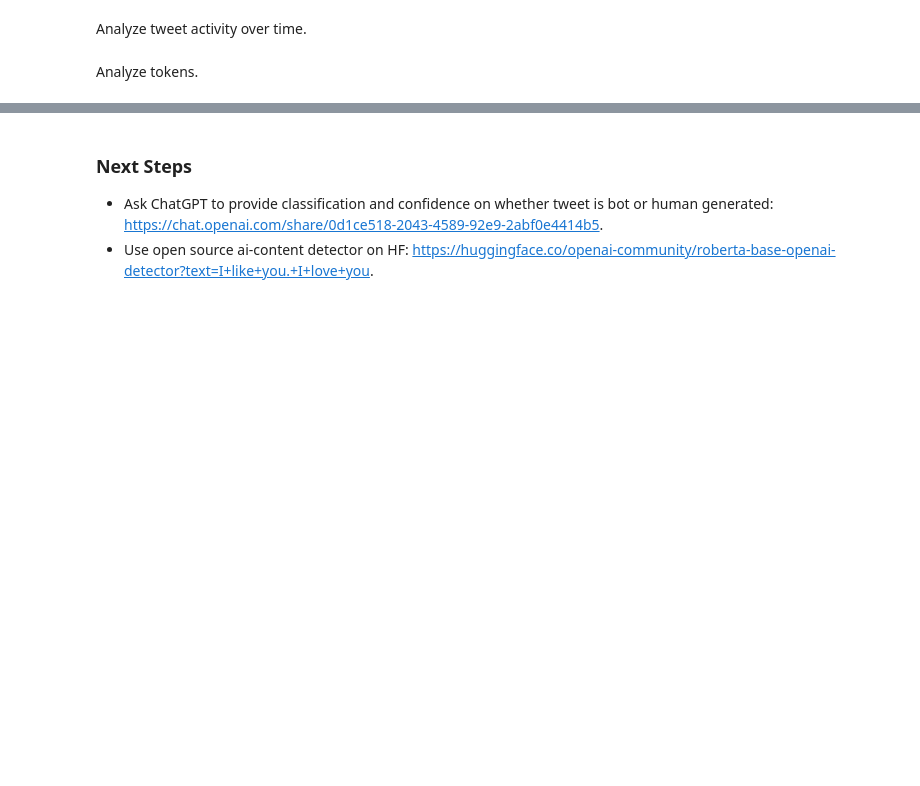
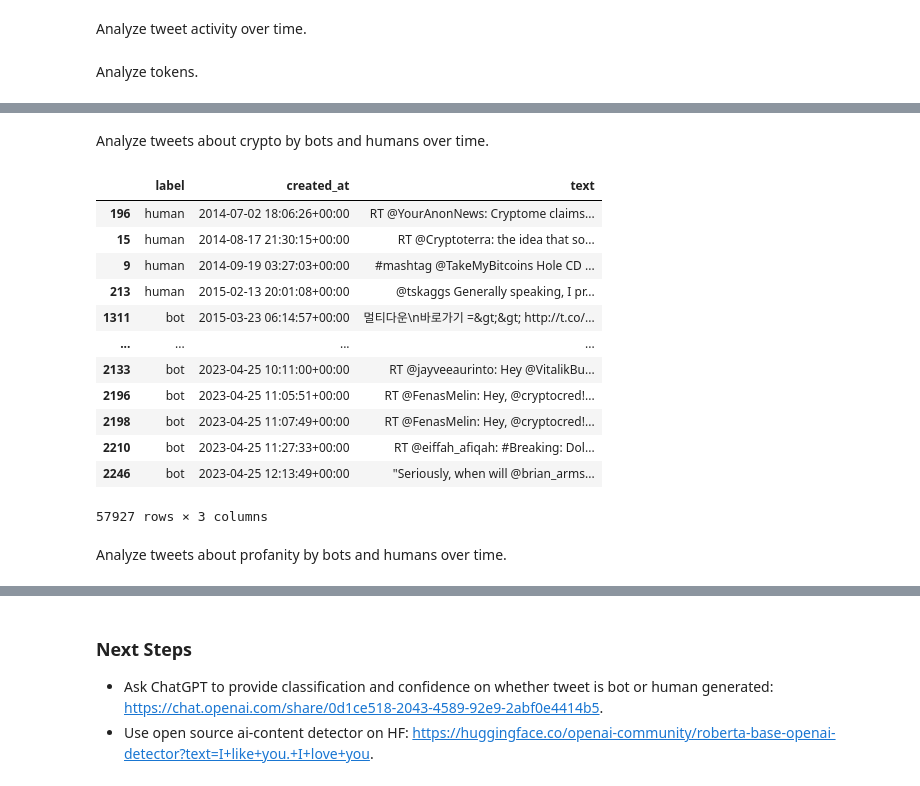
Before and after one commit to amanichopra/ai-powered-bots-on-social-media, a Jupyter notebook: eda.ipynb, the cells around one changed output, grey strips where cells are left out. Drawn from its saved outputs; the diff is of its cells as text; code cells hidden in the pictures; blank space fills up the shorter version.

```diff
--- a/eda.ipynb
+++ b/eda.ipynb
@@ -184,0 +273,21 @@ fig.write_html("./plots/tok_comparison.html")
+# %% [markdown]
+Analyze tweets about crypto by bots and humans over time.
+# %%
+key_words = ['bitcoin', 'crypto', 'doge', 'decentralization', 'kucoin', 'nft', 'web3', 'blockchain', ' btc ', 'ethereum']
+with pd.option_context('display.max_colwidth', None):
+    crypto_tweets = df_full_exploded.loc[df_full_exploded['text'].str.lower().str.contains('|'.join(key_words)), ['label', 'created_at', 'text']].sort_values('created_at')
+    display(crypto_tweets)
+# %% [output]
+|  | label | created_at | text |
+| 196 | human | 2014-07-02 18:06:26+00:00 | RT @YourAnonNews: Cryptome claims... |
+| 15 | human | 2014-08-17 21:30:15+00:00 | RT @Cryptoterra: the idea that so... |
+| 9 | human | 2014-09-19 03:27:03+00:00 | #mashtag @TakeMyBitcoins Hole CD ... |
+| 213 | human | 2015-02-13 20:01:08+00:00 | @tskaggs Generally speaking, I pr... |
+| 1311 | bot | 2015-03-23 06:14:57+00:00 | 멀티다운\n바로가기 =&gt;&gt; http://t.co/... |
+| ... | ... | ... | ... |
+| 2133 | bot | 2023-04-25 10:11:00+00:00 | RT @jayveeaurinto: Hey @VitalikBu... |
+| 2196 | bot | 2023-04-25 11:05:51+00:00 | RT @FenasMelin: Hey, @cryptocred!... |
+| 2198 | bot | 2023-04-25 11:07:49+00:00 | RT @FenasMelin: Hey, @cryptocred!... |
+| 2210 | bot | 2023-04-25 11:27:33+00:00 | RT @eiffah_afiqah: #Breaking: Dol... |
+| 2246 | bot | 2023-04-25 12:13:49+00:00 | "Seriously, when will @brian_arms... |
+57927 rows × 3 columns
@@ -184,0 +314,2 @@ fig.write_html("./plots/tok_comparison.html")
+# %% [markdown]
+Analyze tweets about profanity by bots and humans over time.
```
Also changed, not shown: parts of 26 cells of this notebook, 2 other files.
